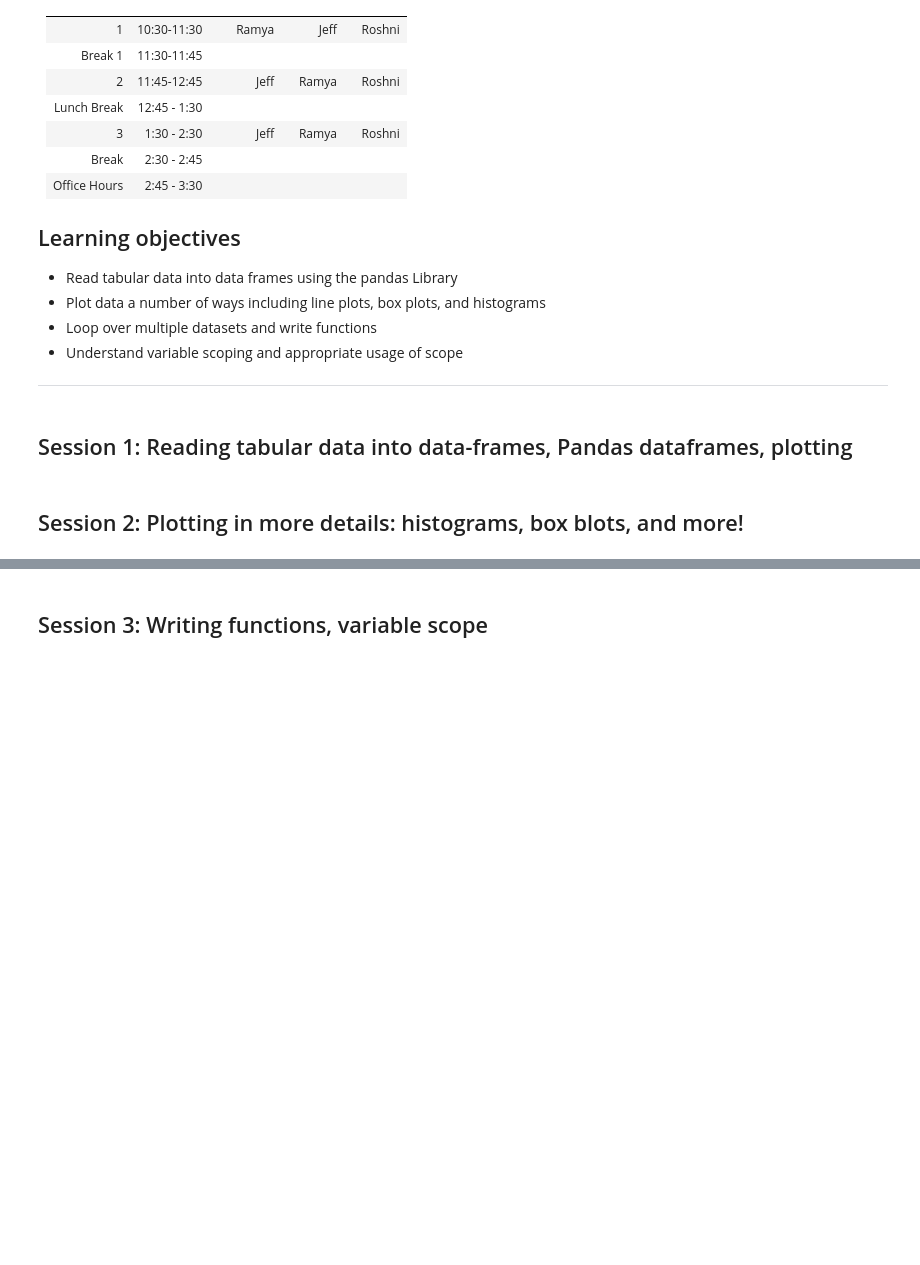
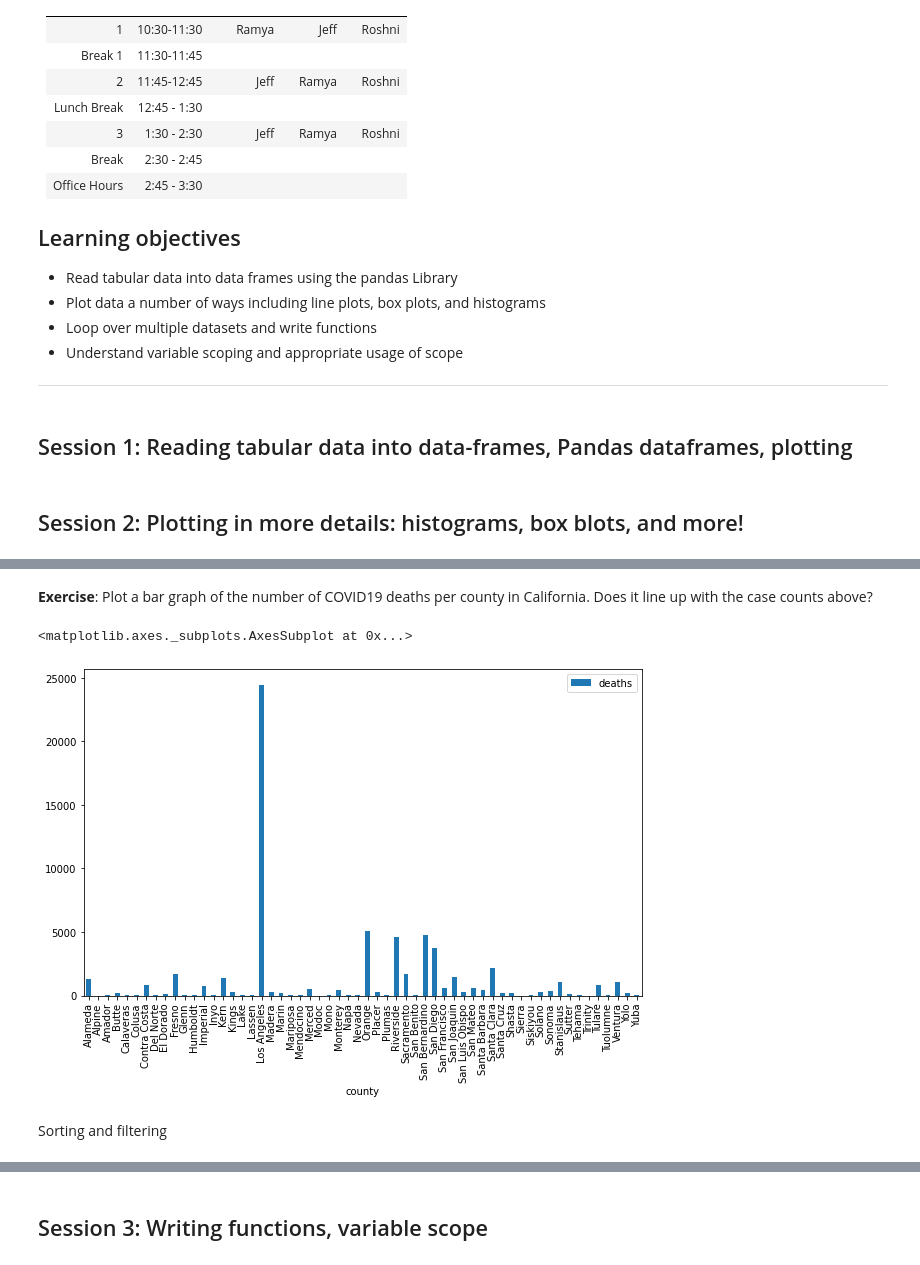
Before and after one commit to ramyarangan/ssrp_srec_python_workshop_2021, a Jupyter notebook: day4_python_room2.ipynb, the cells around one changed output, grey strips where cells are left out. Saved outputs shown, nothing was run; the diff lists cells and outputs as text; code cells hidden in the pictures; blank space fills up the shorter version.

```diff
--- a/day4_python_room2.ipynb
+++ b/day4_python_room2.ipynb
@@ -31,0 +343,9 @@ Schedule
+# %% [markdown]
+**Exercise**: Plot a bar graph of the number of COVID19 deaths per county in California. Does it line up with the case counts above?
+# %%
+simple_county_data_CA.plot.bar(x='county', y='deaths', figsize=(10, 6))
+# %% [output]
+<matplotlib.axes._subplots.AxesSubplot at 0x...>
+[figure, added]
+# %% [markdown]
+Sorting and filtering
```
Also changed, not shown: parts of 41 cells of this notebook.
